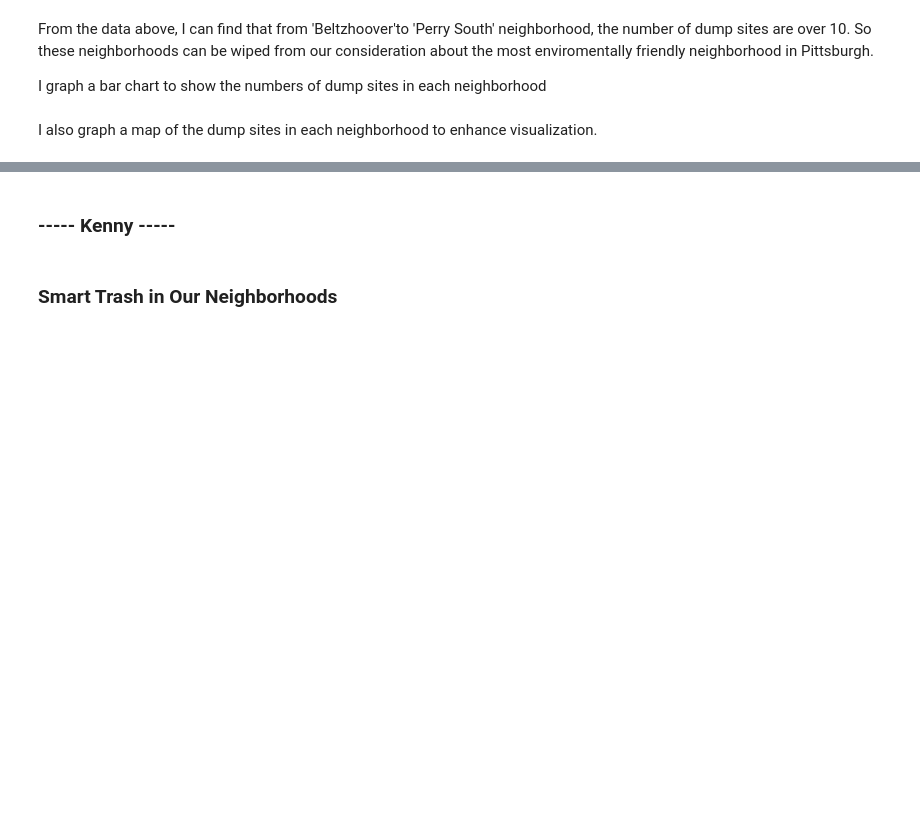
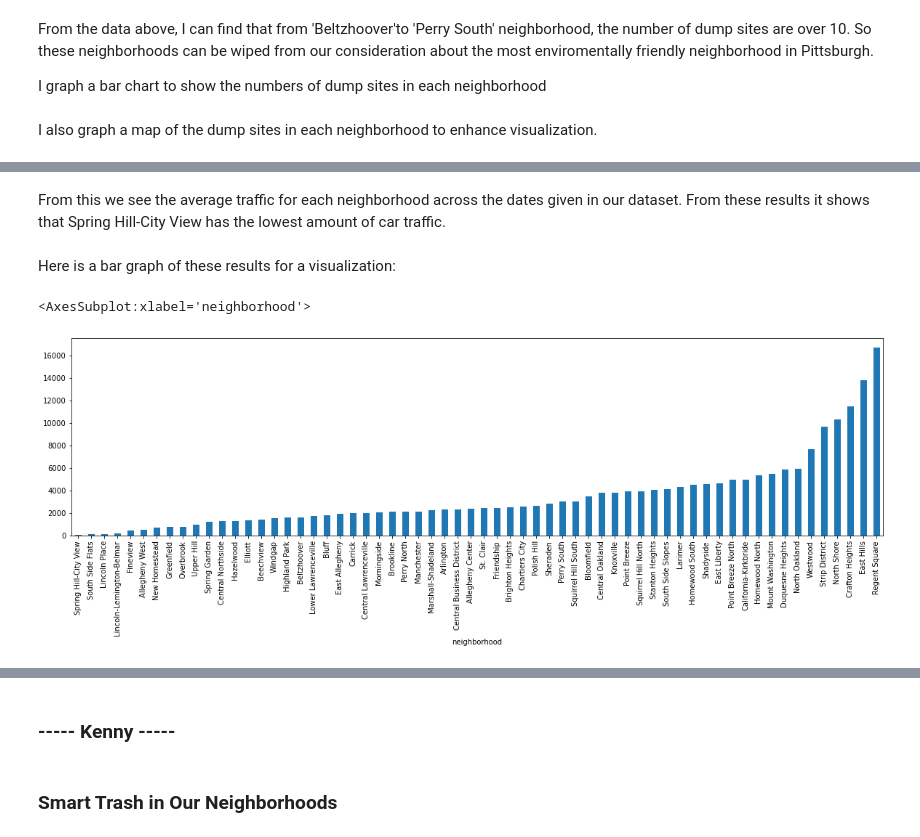
Before and after one commit to AndyDobrowolski/0010FinalProject, a Jupyter notebook: Main.ipynb, the cells around one changed output, grey strips where cells are left out. Cells and saved outputs as stored; diff of their text form; code cells hidden in the pictures; blank space fills up the shorter version.

```diff
--- a/Main.ipynb
+++ b/Main.ipynb
@@ -54,0 +72,5 @@ bin_map.plot(column='Status',
+# %%
+# import dataset
+traffic  = pd.read_csv('Datasets\TrafficCountData.csv')
+# print first 10 entries
+traffic.head(10)
@@ -54,0 +92,4 @@ bin_map.plot(column='Status',
+# %%
+# group data by neighborhood, get mean of average_daily_car_traffic on them, sort values, and drop any NaN values
+trafficData = traffic.groupby('neighborhood')['average_daily_car_traffic'].mean().sort_values().dropna()
+trafficData
@@ -54,0 +114,9 @@ bin_map.plot(column='Status',
+# %% [markdown]
+From this we see the average traffic for each neighborhood across the dates given in our dataset. From these results it shows that Spring Hill-City View has the lowest amount of car traffic.
+# %% [markdown]
+Here is a bar graph of these results for a visualization:
+# %%
+trafficData.plot.bar(figsize=[20,5])
+# %% [output]
+<AxesSubplot:xlabel='neighborhood'>
+[figure, added]
```
Also changed, not shown: parts of 12 cells of this notebook.
